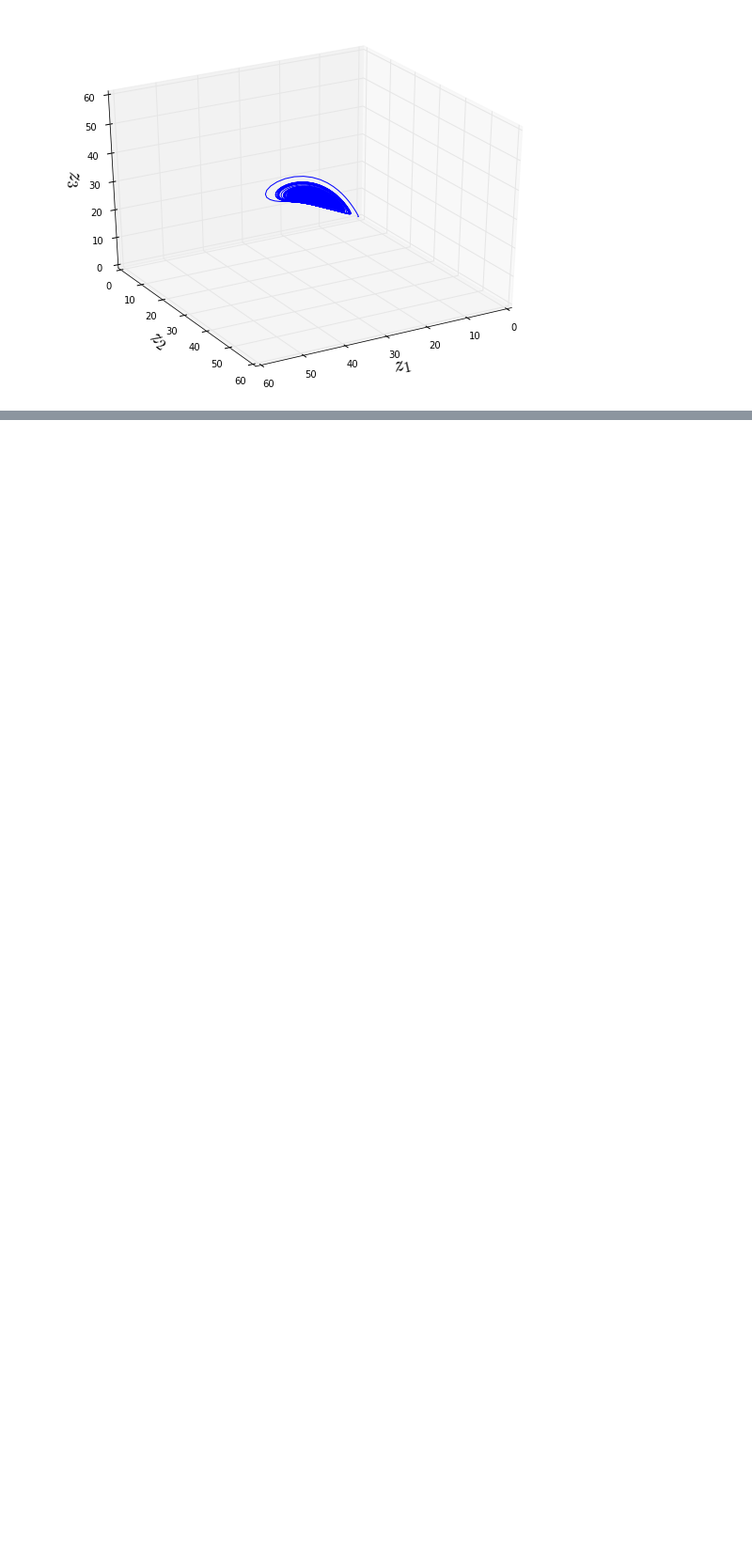
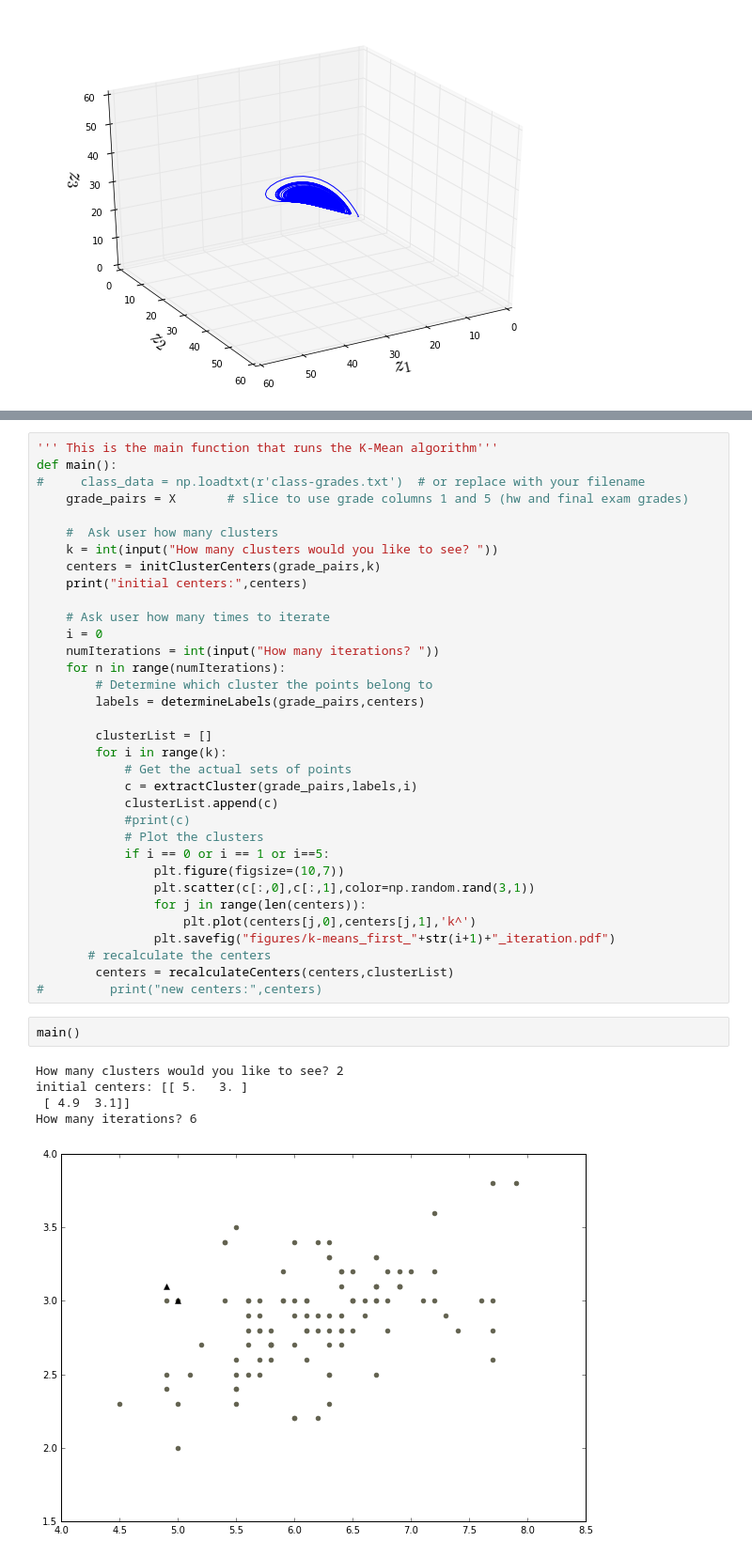
Before and after one commit to kamal94/Senior_Thesis, a Jupyter notebook: Companion.ipynb, the cells around one changed output, grey strips where cells are left out. Shown at 94% size. Drawn from its saved outputs; the diff is of its cells as text; blank space fills up the shorter version.

```diff
--- a/Companion.ipynb
+++ b/Companion.ipynb
@@ -662,0 +795,42 @@ fig.savefig("figures/shadow_manifold_z.pdf")
+# %%
+''' This is the main function that runs the K-Mean algorithm'''
+def main():
+#     class_data = np.loadtxt(r'class-grades.txt')  # or replace with your filename
+    grade_pairs = X       # slice to use grade columns 1 and 5 (hw and final exam grades)
+
+    #  Ask user how many clusters
+    k = int(input("How many clusters would you like to see? "))
+    centers = initClusterCenters(grade_pairs,k)
+    print("initial centers:",centers)
+
+    # Ask user how many times to iterate
+    i = 0
+    numIterations = int(input("How many iterations? "))
+    for n in range(numIterations):
+        # Determine which cluster the points belong to
+        labels = determineLabels(grade_pairs,centers)
+
+        clusterList = []
+        for i in range(k):
+            # Get the actual sets of points
+            c = extractCluster(grade_pairs,labels,i)
+            clusterList.append(c)
+            #print(c)
+            # Plot the clusters
+            if i == 0 or i == 1 or i==5:
+                plt.figure(figsize=(10,7))
+                plt.scatter(c[:,0],c[:,1],color=np.random.rand(3,1))
+                for j in range(len(centers)):
+                    plt.plot(centers[j,0],centers[j,1],'k^')
+                plt.savefig("figures/k-means_first_"+str(i+1)+"_iteration.pdf")
+       # recalculate the centers
+        centers = recalculateCenters(centers,clusterList)
+#         print("new centers:",centers)
+# %%
+main()
+# %% [output]
+How many clusters would you like to see? 2
+initial centers: [[ 5.   3. ]
+ [ 4.9  3.1]]
+How many iterations? 6
+[figure, added]
```
Also changed, not shown: parts of 10 cells of this notebook, 9 other files.
